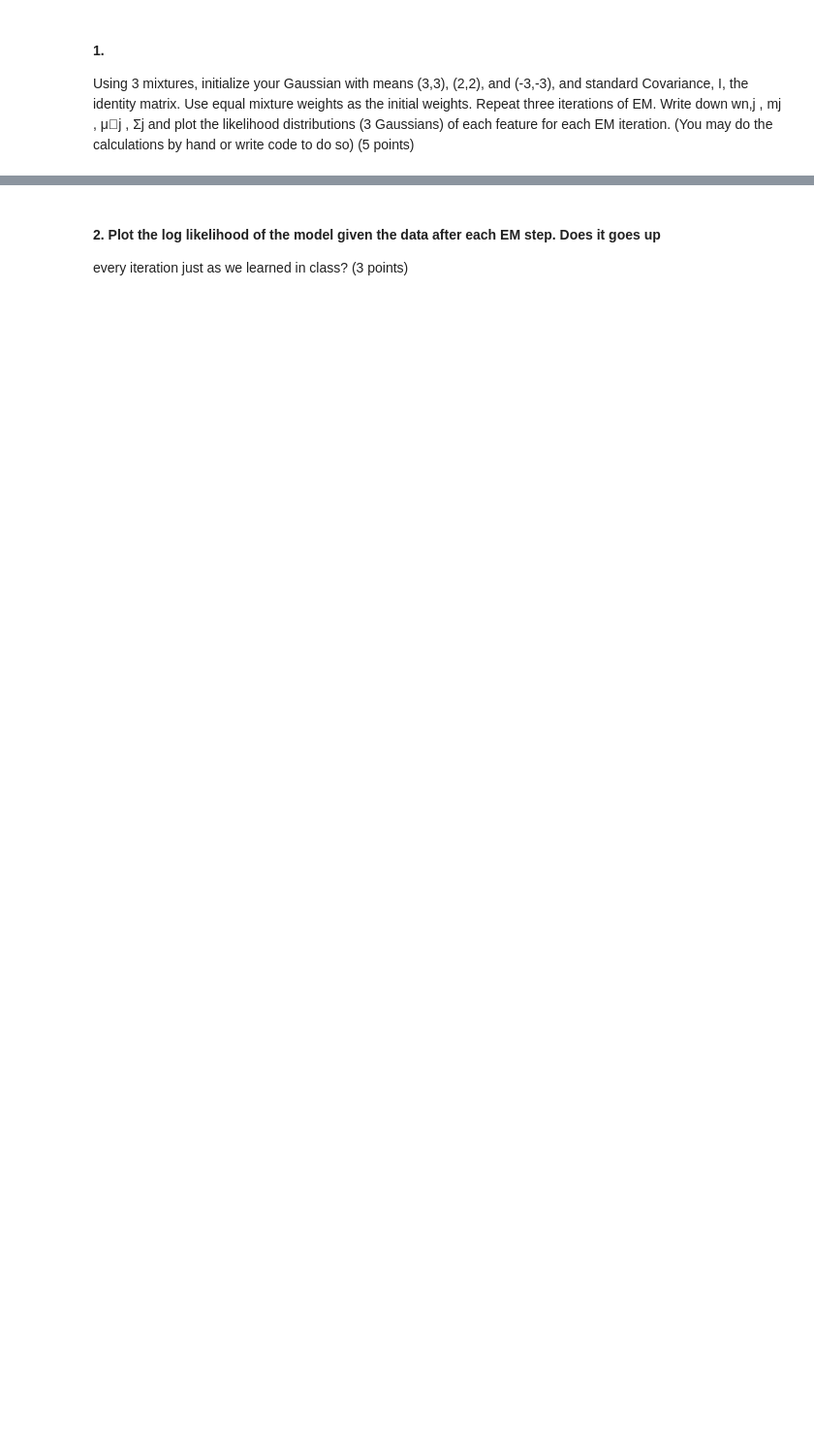
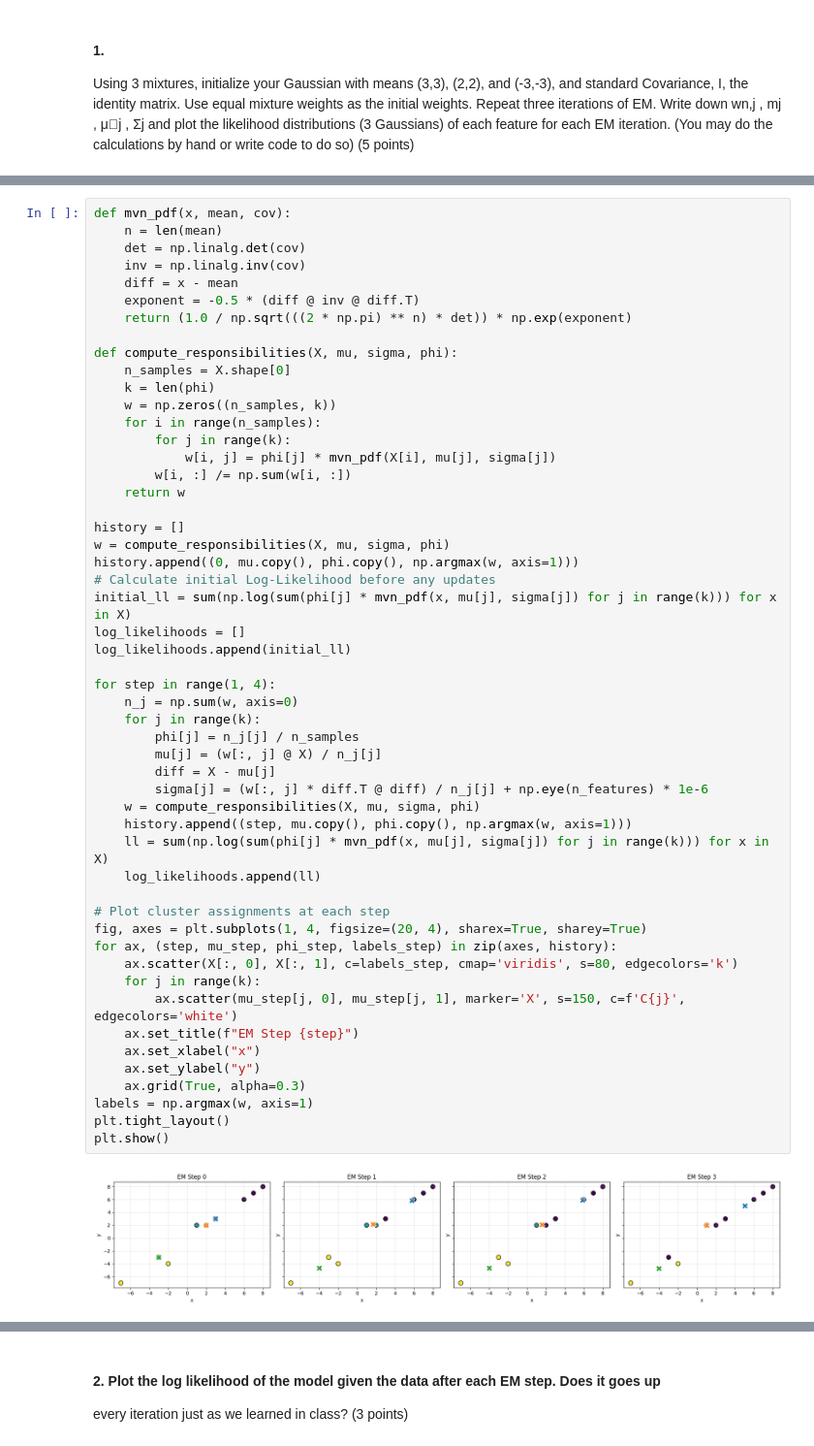
Before and after one commit to PavarisAsawa/PatternRecognition-Dimensionality_Reduction, a Jupyter notebook: Chapter1.ipynb, the cells around one changed output, grey strips where cells are left out. Shown at 97% size. Saved outputs shown, nothing was run; the diff lists cells and outputs as text; blank space fills up the shorter version.

```diff
--- a/Chapter1.ipynb
+++ b/Chapter1.ipynb
@@ -164,0 +63,54 @@ Means (mu):
+# %%
+def mvn_pdf(x, mean, cov):
+    n = len(mean)
+    det = np.linalg.det(cov)
+    inv = np.linalg.inv(cov)
+    diff = x - mean
+    exponent = -0.5 * (diff @ inv @ diff.T)
+    return (1.0 / np.sqrt(((2 * np.pi) ** n) * det)) * np.exp(exponent)
+
+def compute_responsibilities(X, mu, sigma, phi):
+    n_samples = X.shape[0]
+    k = len(phi)
+    w = np.zeros((n_samples, k))
+    for i in range(n_samples):
+        for j in range(k):
+            w[i, j] = phi[j] * mvn_pdf(X[i], mu[j], sigma[j])
+        w[i, :] /= np.sum(w[i, :])
+    return w
+
+history = []
+w = compute_responsibilities(X, mu, sigma, phi)
+history.append((0, mu.copy(), phi.copy(), np.argmax(w, axis=1)))
+# Calculate initial Log-Likelihood before any updates
+initial_ll = sum(np.log(sum(phi[j] * mvn_pdf(x, mu[j], sigma[j]) for j in range(k))) for x in X)
+log_likelihoods = []
+log_likelihoods.append(initial_ll)
+
+for step in range(1, 4):
+    n_j = np.sum(w, axis=0)
+    for j in range(k):
+        phi[j] = n_j[j] / n_samples
+        mu[j] = (w[:, j] @ X) / n_j[j]
+        diff = X - mu[j]
+        sigma[j] = (w[:, j] * diff.T @ diff) / n_j[j] + np.eye(n_features) * 1e-6
+    w = compute_responsibilities(X, mu, sigma, phi)
+    history.append((step, mu.copy(), phi.copy(), np.argmax(w, axis=1)))
+    ll = sum(np.log(sum(phi[j] * mvn_pdf(x, mu[j], sigma[j]) for j in range(k))) for x in X)
+    log_likelihoods.append(ll)
+
+# Plot cluster assignments at each step
+fig, axes = plt.subplots(1, 4, figsize=(20, 4), sharex=True, sharey=True)
+for ax, (step, mu_step, phi_step, labels_step) in zip(axes, history):
+    ax.scatter(X[:, 0], X[:, 1], c=labels_step, cmap='viridis', s=80, edgecolors='k')
+    for j in range(k):
+        ax.scatter(mu_step[j, 0], mu_step[j, 1], marker='X', s=150, c=f'C{j}', edgecolors='white')
+    ax.set_title(f"EM Step {step}")
+    ax.set_xlabel("x")
+    ax.set_ylabel("y")
+    ax.grid(True, alpha=0.3)
+labels = np.argmax(w, axis=1)
+plt.tight_layout()
+plt.show()
+# %% [output]
+[figure, added]
```
Also changed, not shown: parts of 13 cells of this notebook, 1 other file.
